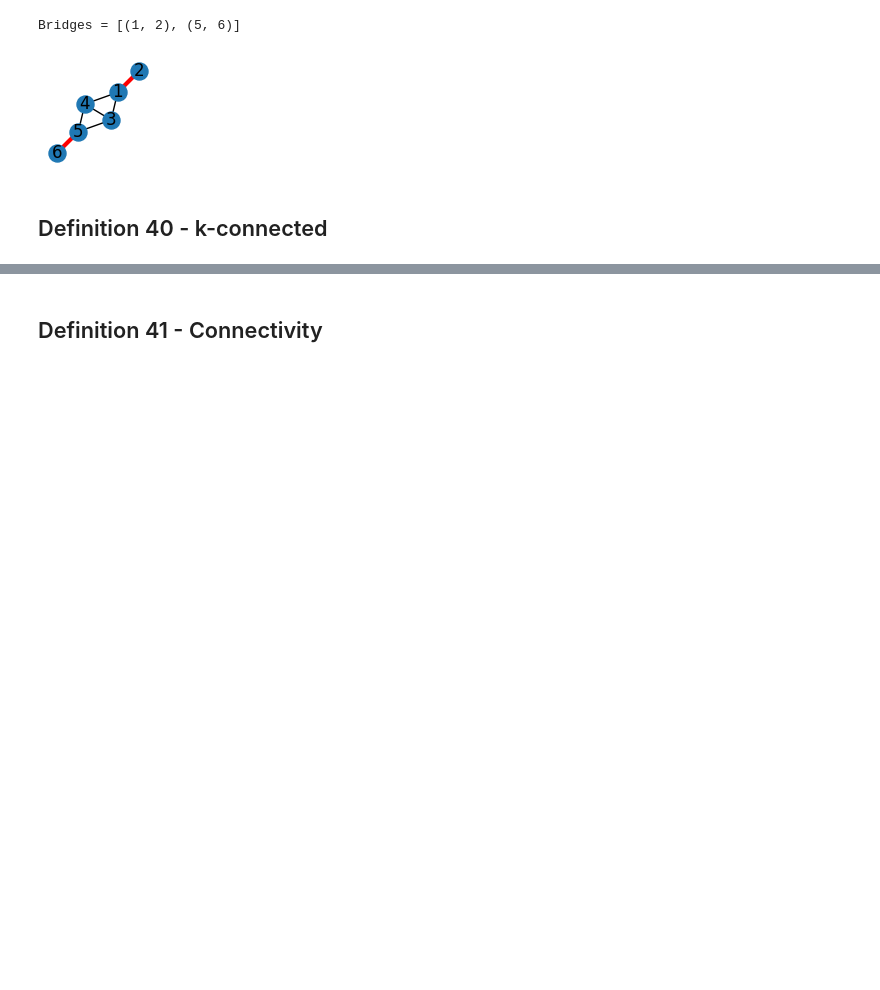
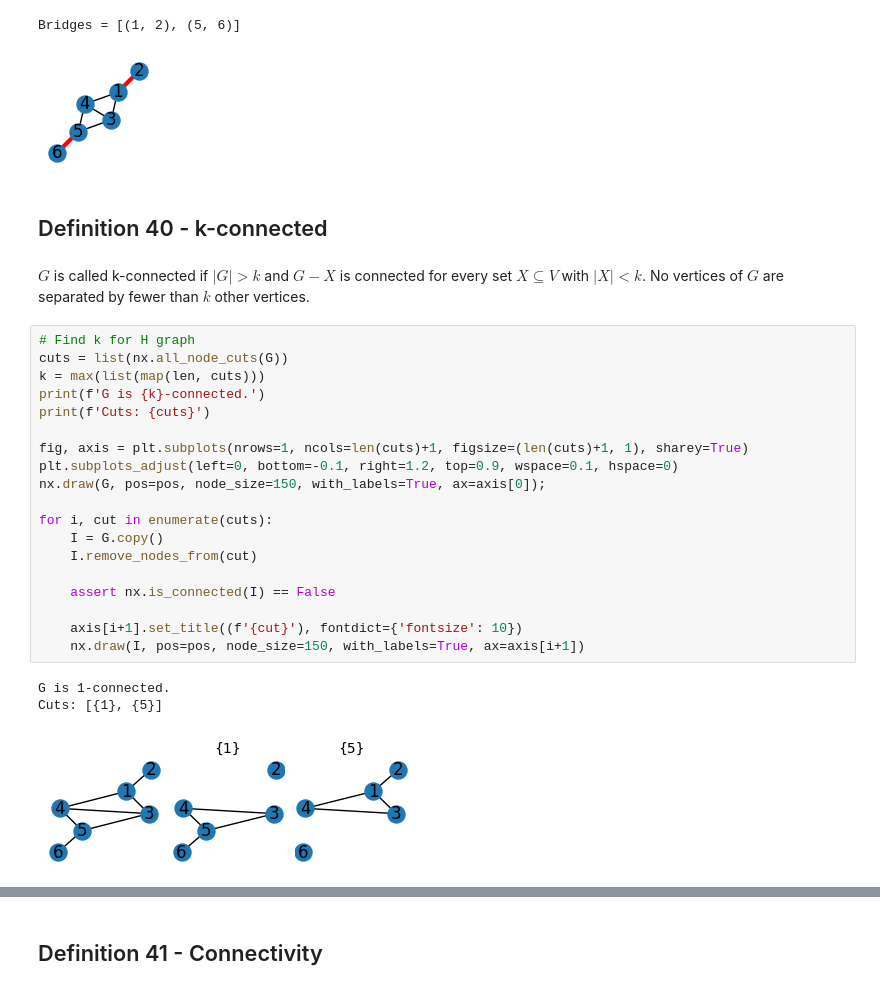
Before and after one commit to lipinski/graph-theory, a Jupyter notebook: definitions.ipynb, the cells around one changed output, grey strips where cells are left out. Saved outputs shown, nothing was run; the diff lists cells and outputs as text; blank space fills up the shorter version.

Commit message:
Add k-connected and Connectivity

```diff
--- a/definitions.ipynb
+++ b/definitions.ipynb
@@ -757,3 +757,28 @@ Bridges = [(1, 2), (5, 6)]
 [figure]
 # %% [markdown]
 ## Definition 40 - k-connected
+# %% [markdown]
+$G$ is called k-connected if $|G| > k$ and $G - X$ is connected for every set $X\subseteq V$ with $|X|<k$. No vertices of $G$ are separated by fewer than $k$ other vertices.
+# %%
+# Find k for H graph
+cuts = list(nx.all_node_cuts(G))
+k = max(list(map(len, cuts)))
+print(f'G is {k}-connected.')
+print(f'Cuts: {cuts}')
+
+fig, axis = plt.subplots(nrows=1, ncols=len(cuts)+1, figsize=(len(cuts)+1, 1), sharey=True)
+plt.subplots_adjust(left=0, bottom=-0.1, right=1.2, top=0.9, wspace=0.1, hspace=0)
+nx.draw(G, pos=pos, node_size=150, with_labels=True, ax=axis[0]);
+
+for i, cut in enumerate(cuts):
+    I = G.copy()
+    I.remove_nodes_from(cut)
+
+    assert nx.is_connected(I) == False
+
+    axis[i+1].set_title((f'{cut}'), fontdict={'fontsize': 10})
+    nx.draw(I, pos=pos, node_size=150, with_labels=True, ax=axis[i+1])
+# %% [output]
+G is 1-connected.
+Cuts: [{1}, {5}]
+[figure, added]
```
Also changed, not shown: parts of 7 cells of this notebook.
